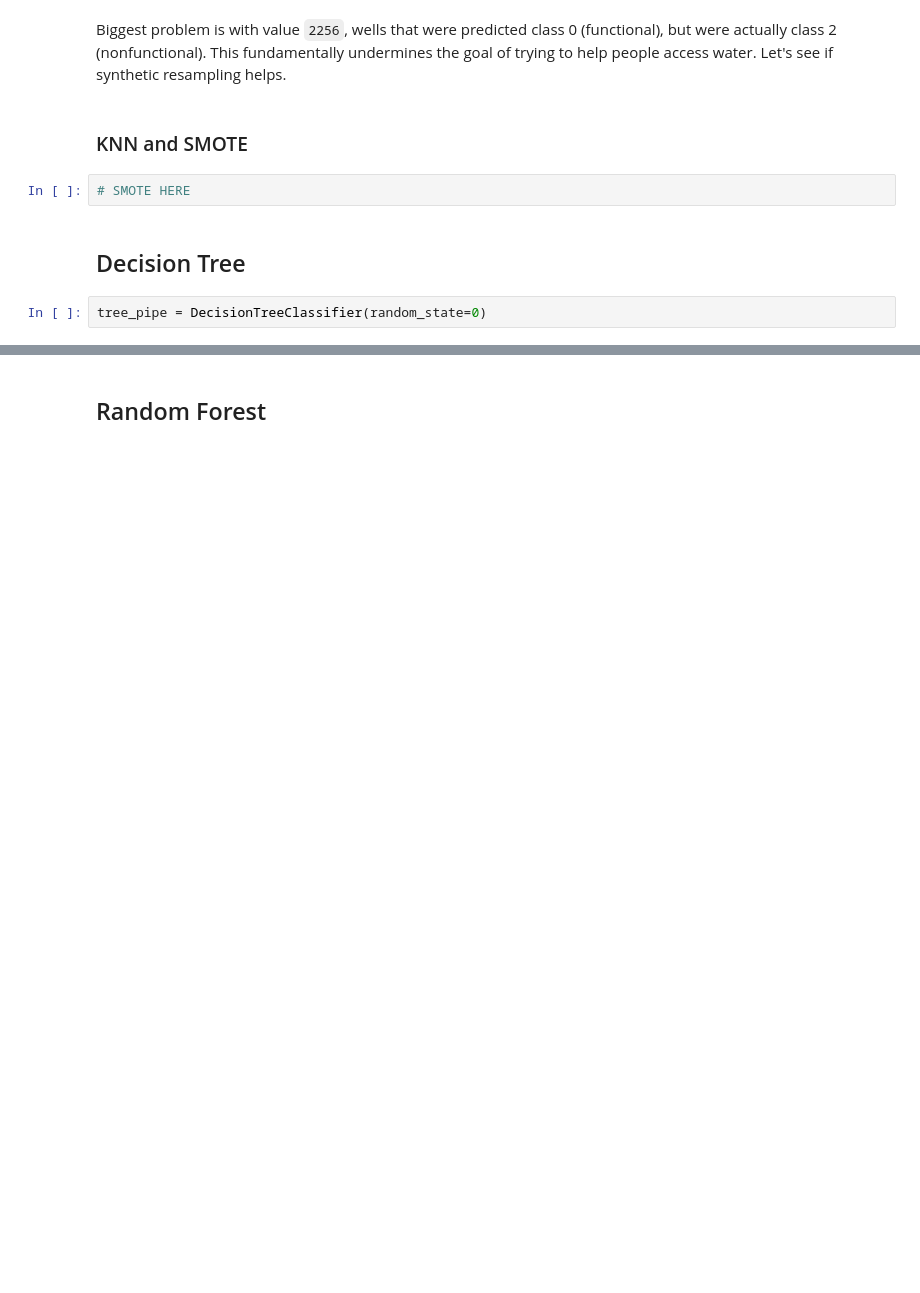
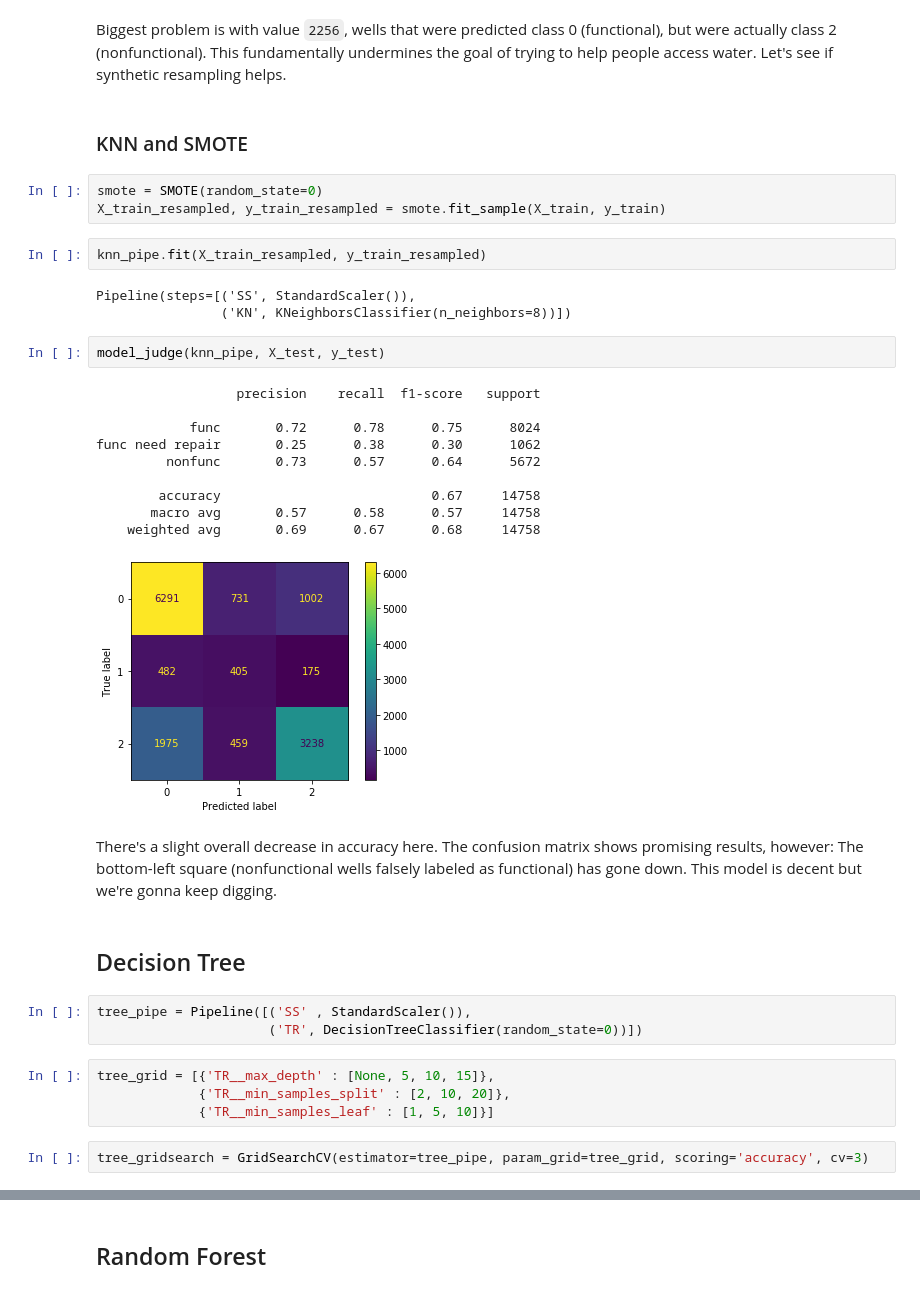
Before and after one commit to stevenzych/tanzanian_wells, a Jupyter notebook: notebooks/modeling_2.ipynb, the cells around one changed output, grey strips where cells are left out. Drawn from its saved outputs; the diff is of its cells as text; blank space fills up the shorter version.

```diff
--- a/notebooks/modeling_2.ipynb
+++ b/notebooks/modeling_2.ipynb
@@ -285,10 +276,38 @@ array([[6841,  147, 1036],
 Biggest problem is with value `2256`, wells that were predicted class 0 (functional), but were actually class 2 (nonfunctional). This fundamentally undermines the goal of trying to help people access water. Let's see if synthetic resampling helps.
 # %% [markdown]
 ### KNN and SMOTE
-# %%
-# SMOTE HERE
+# %%
+smote = SMOTE(random_state=0)
+X_train_resampled, y_train_resampled = smote.fit_sample(X_train, y_train)
+# %%
+knn_pipe.fit(X_train_resampled, y_train_resampled)
+# %% [output]
+Pipeline(steps=[('SS', StandardScaler()),
+                ('KN', KNeighborsClassifier(n_neighbors=8))])
+# %%
+model_judge(knn_pipe, X_test, y_test)
+# %% [output]
+                  precision    recall  f1-score   support
+
+            func       0.72      0.78      0.75      8024
+func need repair       0.25      0.38      0.30      1062
+         nonfunc       0.73      0.57      0.64      5672
+
+        accuracy                           0.67     14758
+       macro avg       0.57      0.58      0.57     14758
+    weighted avg       0.69      0.67      0.68     14758
+[figure, added]
+# %% [markdown]
+There's a slight overall decrease in accuracy here. The confusion matrix shows promising results, however: The bottom-left square (nonfunctional wells falsely labeled as functional) has gone down. This model is decent but we're gonna keep digging.
 # %% [markdown]
 ## Decision Tree
 # %%
-tree_pipe = DecisionTreeClassifier(random_state=0)
+tree_pipe = Pipeline([('SS' , StandardScaler()),
+                      ('TR', DecisionTreeClassifier(random_state=0))])
+# %%
+tree_grid = [{'TR__max_depth' : [None, 5, 10, 15]},
+             {'TR__min_samples_split' : [2, 10, 20]},
+             {'TR__min_samples_leaf' : [1, 5, 10]}]
+# %%
+tree_gridsearch = GridSearchCV(estimator=tree_pipe, param_grid=tree_grid, scoring='accuracy', cv=3)
 # %%
```
Also changed, not shown: parts of 42 cells of this notebook, 4 other files.
